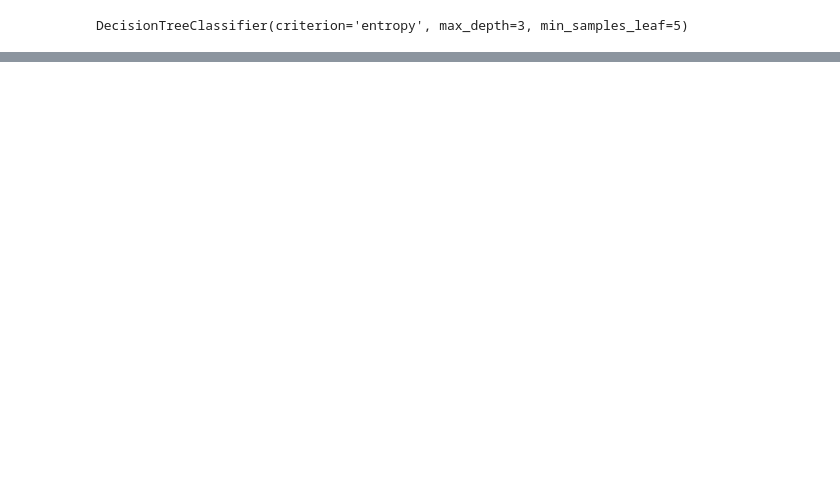
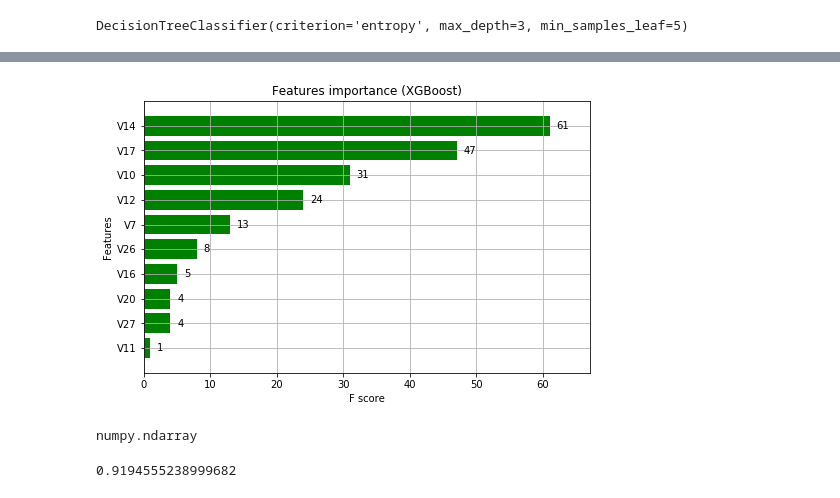
Before and after one commit to acharles7/data-science-notebooks, a Jupyter notebook: credit_card_fraud_detection.ipynb, the cells around one changed output, grey strips where cells are left out. Cells and saved outputs as stored; diff of their text form; code cells hidden in the pictures; blank space fills up the shorter version.

```diff
--- a/credit_card_fraud_detection.ipynb
+++ b/credit_card_fraud_detection.ipynb
@@ -444,0 +569,27 @@ DecisionTree Classifier Cross Validation Score 92.84%
+# %%
+# Prepare the train and valid datasets
+dtrain = xgb.DMatrix(train_df[predictors], train_df[target].values)
+dvalid = xgb.DMatrix(valid_df[predictors], valid_df[target].values)
+dtest = xgb.DMatrix(test_df[predictors], test_df[target].values)
+
+#What to monitor (in this case, **train** and **valid**)
+watchlist = [(dtrain, 'train'), (dvalid, 'valid')]
+
+# Set xgboost parameters
+params = {}
+params['objective'] = 'binary:logistic'
+params['eta'] = 0.039
+params['silent'] = True
+params['max_depth'] = 2
+params['subsample'] = 0.8
+params['colsample_bytree'] = 0.9
+params['eval_metric'] = 'auc'
+params['random_state'] = RANDOM_STATE
+# %%
+model = xgb.train(params,
+                dtrain,
+                MAX_ROUNDS,
+                watchlist,
+                early_stopping_rounds=EARLY_STOP,
+                maximize=True,
+                verbose_eval=VERBOSE_EVAL)
@@ -444,0 +604,6 @@ DecisionTree Classifier Cross Validation Score 92.84%
+# %%
+fig, (ax) = plt.subplots(ncols=1, figsize=(8,5))
+xgb.plot_importance(model, height=0.8, title="Features importance (XGBoost)", ax=ax, color="green")
+plt.show()
+# %% [output]
+[figure, added]
@@ -444,0 +612,8 @@ DecisionTree Classifier Cross Validation Score 92.84%
+# %%
+type(preds)
+# %% [output]
+numpy.ndarray
+# %%
+roc_auc_score(test_df[target].values, preds)
+# %% [output]
+0.9194555238999682
```
Also changed, not shown: parts of 33 cells of this notebook.
